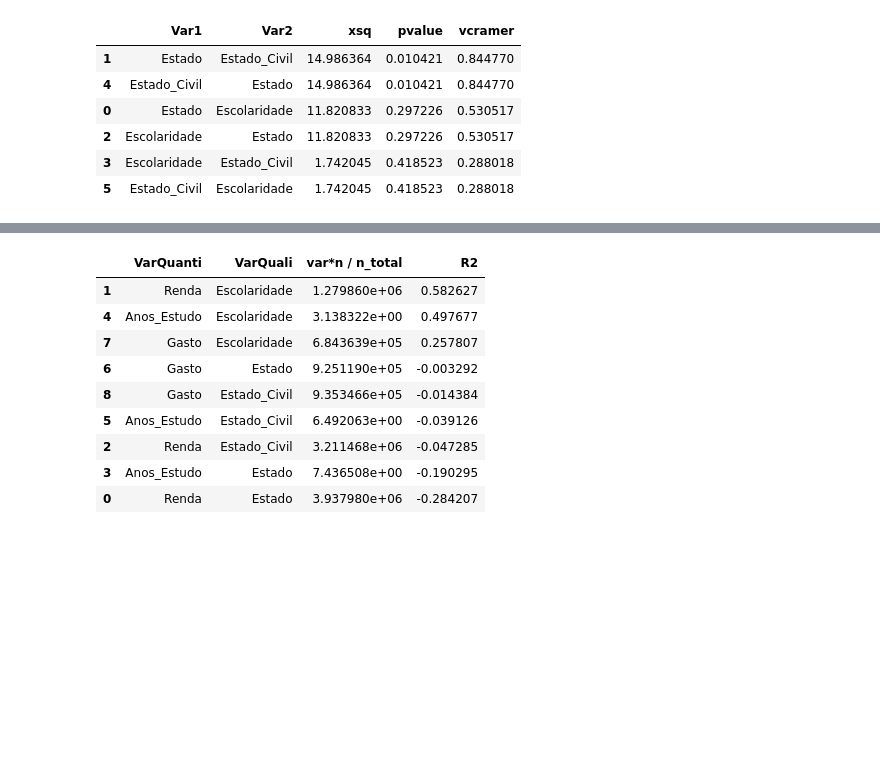
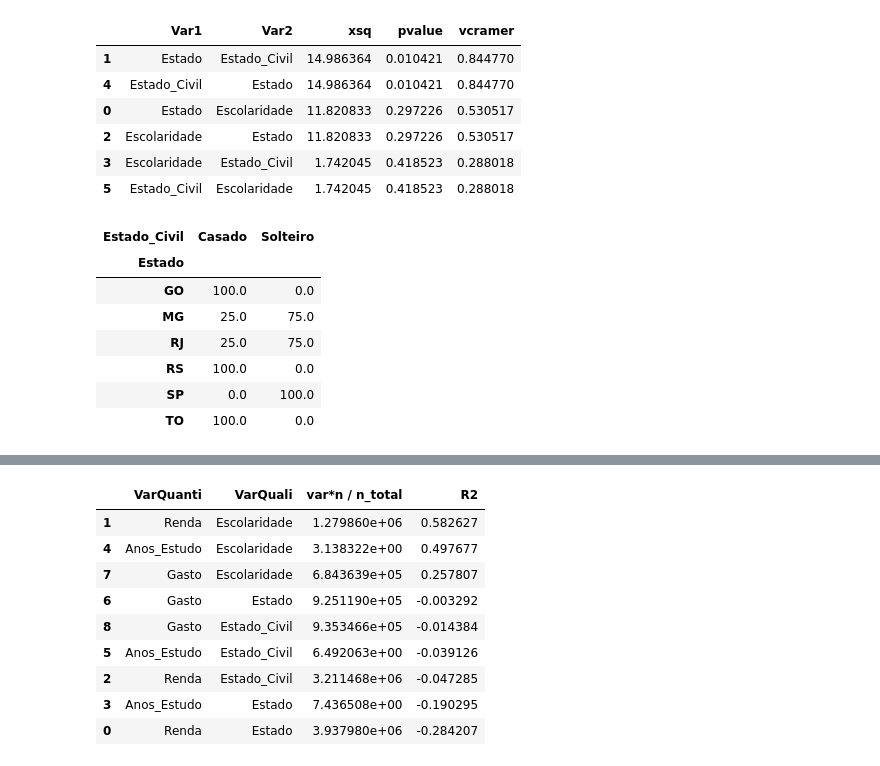
Before and after one commit to GCabral95/Codigos_Analise_Dados, a Jupyter notebook: Analise Exploratória.ipynb, the cells around one changed output, grey strips where cells are left out. Cells and saved outputs as stored; diff of their text form; code cells hidden in the pictures; blank space fills up the shorter version.

```diff
--- a/Analise Exploratória.ipynb
+++ b/Analise Exploratória.ipynb
@@ -141,0 +138,11 @@ chimap
+# %%
+freq #Pela tabela de frequência percentual cruzada observa-se a diferença % a depender da combinação das observações
+# %% [output]
+| Estado_Civil | Casado | Solteiro |
+| Estado |  |  |
+| GO | 100.0 | 0.0 |
+| MG | 25.0 | 75.0 |
+| RJ | 25.0 | 75.0 |
+| RS | 100.0 | 0.0 |
+| SP | 0.0 | 100.0 |
+| TO | 100.0 | 0.0 |
```
Also changed, not shown: parts of 15 cells of this notebook.
